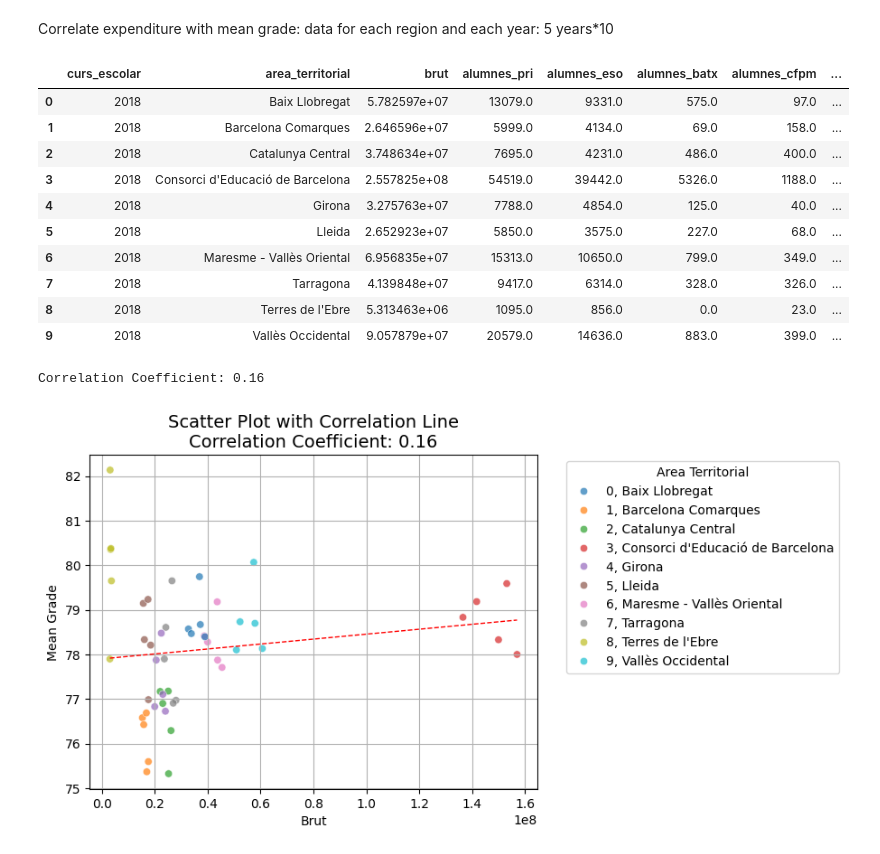
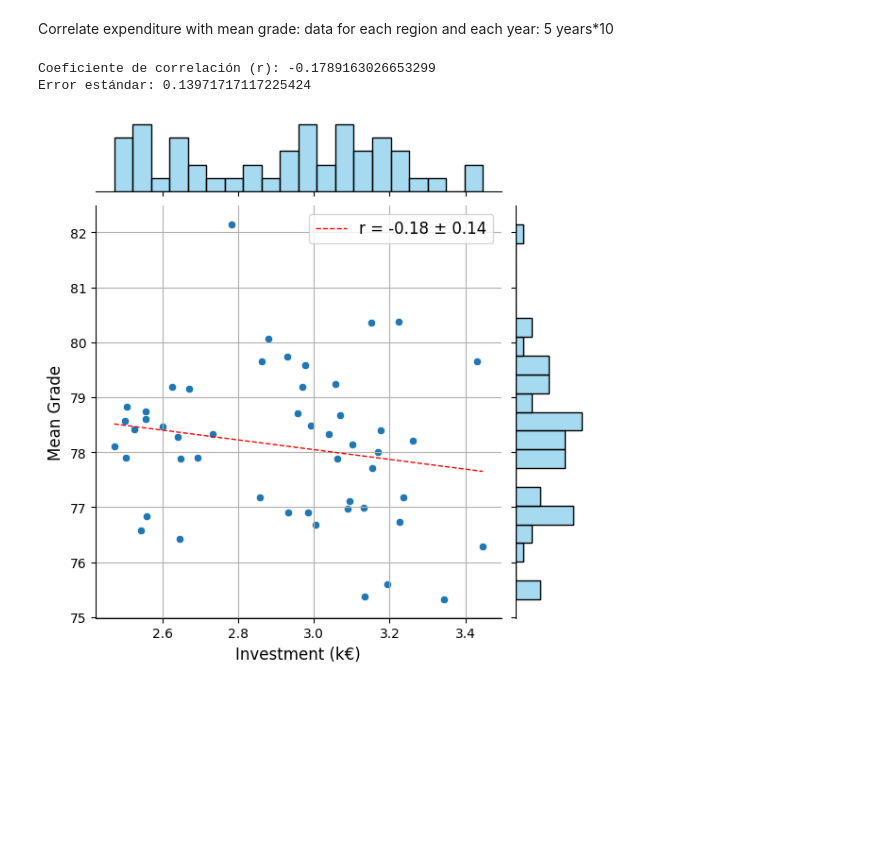
Before and after one commit to edejuan2002/avdm_Competecies, a Jupyter notebook: Eduardo/ed_approach.ipynb, the cells around one changed output. Saved outputs shown, nothing was run; the diff lists cells and outputs as text; code cells hidden in the pictures; blank space fills up the shorter version.

```diff
--- a/Eduardo/ed_approach.ipynb
+++ b/Eduardo/ed_approach.ipynb
@@ -266,22 +266,6 @@ columns_to_convert = ['brut', 'alumnes_pri', 'alumnes_eso', 'alumnes_batx', 'alu
 
 # Aplicar la conversión a todas las columnas en la lista
 gprim2[columns_to_convert] = gprim2[columns_to_convert].apply(pd.to_numeric, errors='coerce')
-# %%
-#df_alumnos_total['al_pri_prop']=
-#df_alumnos_total['alumnes_pri']/df
-df_merged.head(10)
-# %% [output]
-|  | curs_escolar | area_territorial | brut | alumnes_pri | alumnes_eso | alumnes_batx | alumnes_cfpm | ... |
-| 0 | 2018 | Baix Llobregat | 5.782597e+07 | 13079.0 | 9331.0 | 575.0 | 97.0 | ... |
-| 1 | 2018 | Barcelona Comarques | 2.646596e+07 | 5999.0 | 4134.0 | 69.0 | 158.0 | ... |
-| 2 | 2018 | Catalunya Central | 3.748634e+07 | 7695.0 | 4231.0 | 486.0 | 400.0 | ... |
-| 3 | 2018 | Consorci d'Educació de Barcelona | 2.557825e+08 | 54519.0 | 39442.0 | 5326.0 | 1188.0 | ... |
-| 4 | 2018 | Girona | 3.275763e+07 | 7788.0 | 4854.0 | 125.0 | 40.0 | ... |
-| 5 | 2018 | Lleida | 2.652923e+07 | 5850.0 | 3575.0 | 227.0 | 68.0 | ... |
-| 6 | 2018 | Maresme - Vallès Oriental | 6.956835e+07 | 15313.0 | 10650.0 | 799.0 | 349.0 | ... |
-| 7 | 2018 | Tarragona | 4.139848e+07 | 9417.0 | 6314.0 | 328.0 | 326.0 | ... |
-| 8 | 2018 | Terres de l'Ebre | 5.313463e+06 | 1095.0 | 856.0 | 0.0 | 23.0 | ... |
-| 9 | 2018 | Vallès Occidental | 9.057879e+07 | 20579.0 | 14636.0 | 883.0 | 399.0 | ... |
 # %%
 # Expenditure of each area and year
 df_gastos = mncps.merge(gprim2,on = 'municipi').groupby(['curs_escolar', 'area_territorial'], as_index=False)['brut'].sum()
@@ -290,7 +274,7 @@ df_alumnos_total = mncps.merge(gprim2, on='municipi').groupby(['curs_escolar', '
 df_alumnos_total['al_total'] = df_alumnos_total[['alumnes_pri', 'alumnes_eso', 'alumnes_batx', 'alumnes_cfpm','alumnes_cfps']].sum(axis=1)
 
 df_merged = df_gastos.merge(df_alumnos_total, on=['curs_escolar', 'area_territorial'])
-df_merged['brut_per_alumne'] = df_merged['brut'] * df_merged['alumnes_pri'] / df_merged['al_total']
+df_merged['brut_per_alumne'] = df_merged['brut'] / df_merged['al_total']/1000 #  * df_merged['alumnes_pri']
 
 # Grades of each area and year
 df_grades = priv_clean.groupby(['curs_escolar', 'area_territorial'], as_index = False)['mean_grade'].mean()
@@ -300,35 +284,50 @@ df_corrs = df_merged.merge(df_grades, on = ['curs_escolar', 'area_territorial'])
 df_corrs2 = df_corrs.copy()
 df_corrs2['area_territorial'] = (df_corrs.index % 10).astype(str) + ', ' + df_corrs['area_territorial']
 # %%
-# Calculate the correlation coefficient
+# Correlation Coefficient
 corr_coeff = np.corrcoef(df_corrs2['brut_per_alumne'], df_corrs2['mean_grade'])[0, 1]
-print(f"Correlation Coefficient: {corr_coeff:.2f}")
 
-# Scatter plot with regression line
-sns.scatterplot(data=df_corrs2, x='brut_per_alumne', y='mean_grade', hue='area_territorial', alpha=0.7)
+# Sample size
+n = len(df_corrs2)
 
-# Add the regression line with thinner and dashed style
+# Standard error
+SE_r = (1 - corr_coeff**2) / np.sqrt(n - 2)
+
+print(f"Coeficiente de correlación (r): {corr_coeff}")
+print(f"Error estándar: {SE_r}")
+
+# Create the jointplot with scatter plot and marginal histograms
+g = sns.jointplot(
+    data=df_corrs2,
+    x='brut_per_alumne',
+    y='mean_grade',
+    kind='scatter',  # Scatter plot in the center
+    marginal_kws=dict(bins=20, fill=True, color='skyblue')  # Histograms style
+)
+
+# Add the regression line to the scatter plot
 sns.regplot(
     data=df_corrs2,
     x='brut_per_alumne',
     y='mean_grade',
     scatter=False,
     color='red',
     ci=None,
-    line_kws={'linestyle': '--', 'linewidth': 1}  # Dashed line and thinner width
+    line_kws={'linestyle': '--', 'linewidth': 1},  # Dashed line and thinner width
+    ax=g.ax_joint,  # Add the regression line to the main plot
+    label=f'r = {corr_coeff:.2f} ± {SE_r:.2f}'  # Add the correlation info to the legend
 )
 
-# Customize the plot
-plt.title(f'Scatter Plot with Correlation Line\nCorrelation Coefficient: {corr_coeff:.2f}', fontsize=14)
-plt.xlabel('Brut')
-plt.ylabel('Mean Grade')
-plt.grid(True)
+# Customize axis labels
+g.set_axis_labels('Investment (k€)', 'Mean Grade', fontsize=12)
+g.ax_joint.grid(True)
 
-# Move the legend outside the plot
-plt.legend(title='Area Territorial', bbox_to_anchor=(1.05, 1), loc='upper left')
+# Add the legend to the plot
+plt.legend(loc='upper right', fontsize=12)
 
 # Show the plot
 plt.show()
 # %% [output]
-Correlation Coefficient: 0.16
+Coeficiente de correlación (r): -0.1789163026653299
+Error estándar: 0.13971717117225424
-[figure, old version]
+[figure, new version]
```
Also changed, not shown: parts of 4 cells of this notebook, 1 other file.
